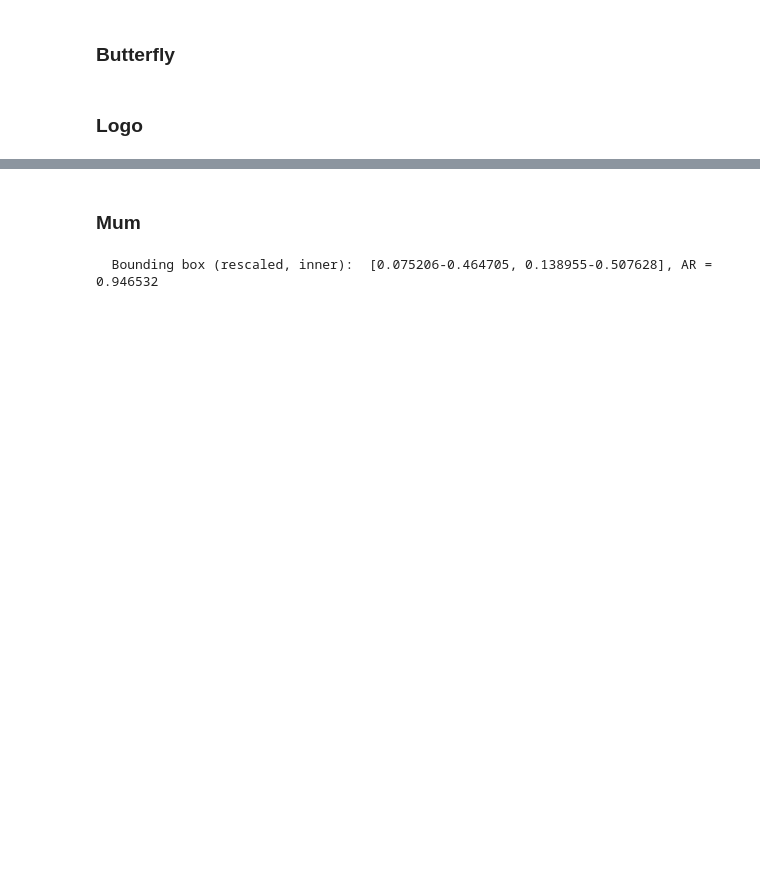
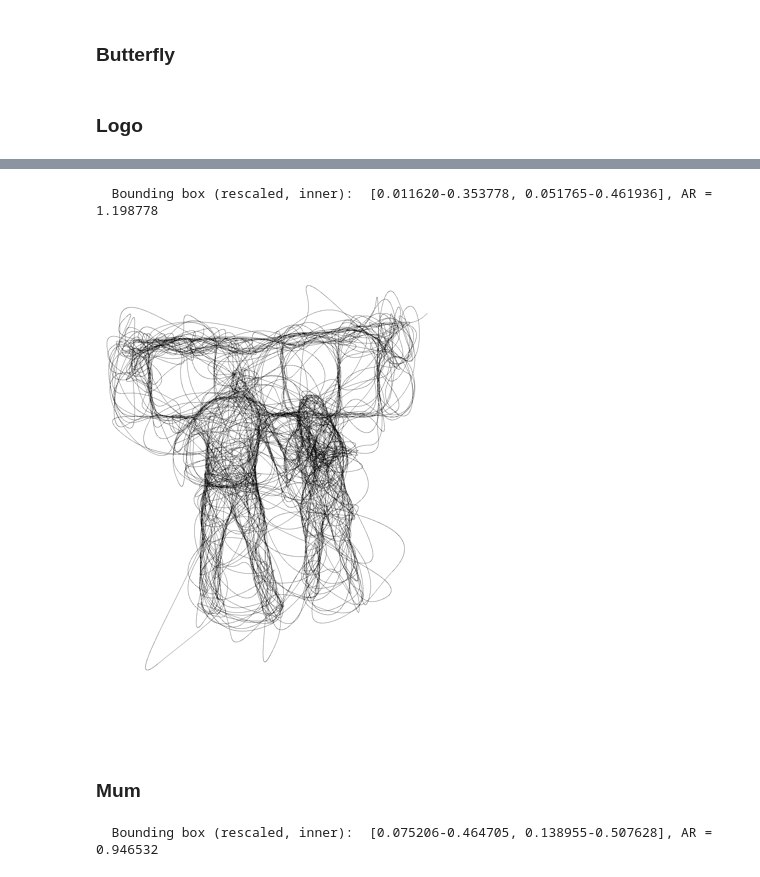
Before and after one commit to callummcdougall/computational-thread-art-v3, a Jupyter notebook: thread-art-drawing.ipynb, the cells around one changed output, grey strips where cells are left out. Cells and saved outputs as stored; diff of their text form; code cells hidden in the pictures; blank space fills up the shorter version.

```diff
--- a/thread-art-drawing.ipynb
+++ b/thread-art-drawing.ipynb
@@ -292,3 +368,34 @@ np.savez("outputs_drawing/logo_01.npz", **all_coords)
+# %%
+mydraw = drawing.Drawing(
+    target=drawing.TargetImage(
+        image_path="images/cindy-6.png",
+        weight_image_path=None,
+        palette=[(0, 0, 0)],
+        x=800,
+        output_x=1500,
+        blur_rad=1,
+    ),
+    n_shapes=800,
+    n_random=300,
+    darkness=0.10,  # 0.15,
+    negative_penalty=0.0,
+    outer_bound=0 / 30,
+    inner_bound=2 / 30,
+    shape=drawing.Shape(
+        line_type=drawing.LineType.BEZIER,
+        size_range=(0.09, 0.5),
+        endpoint_angle_range=(np.pi * 0.1, np.pi * 0.8),
+        bezier_end_angle_range=(-np.pi * 0.8, np.pi * 0.8),
+    ),
+)
+
+canvas, svg, all_coords, border_lengths, target_y, target_x = mydraw.create_img(name="cindy_01")
+# canvas_2, _, _ = mydraw.make_canvas_and_crop_coords(all_coords, target_y, target_x, fractions=0.8)
+
+display(canvas)  # .resize((500, 500)))
+# %% [output]
+  Bounding box (rescaled, inner):  [0.011620-0.353778, 0.051765-0.461936], AR = 1.198778
+[figure, added]
 # %% [markdown]
 ### Mum
 # %%
```
Also changed, not shown: parts of 4 cells of this notebook, 11 other files.
